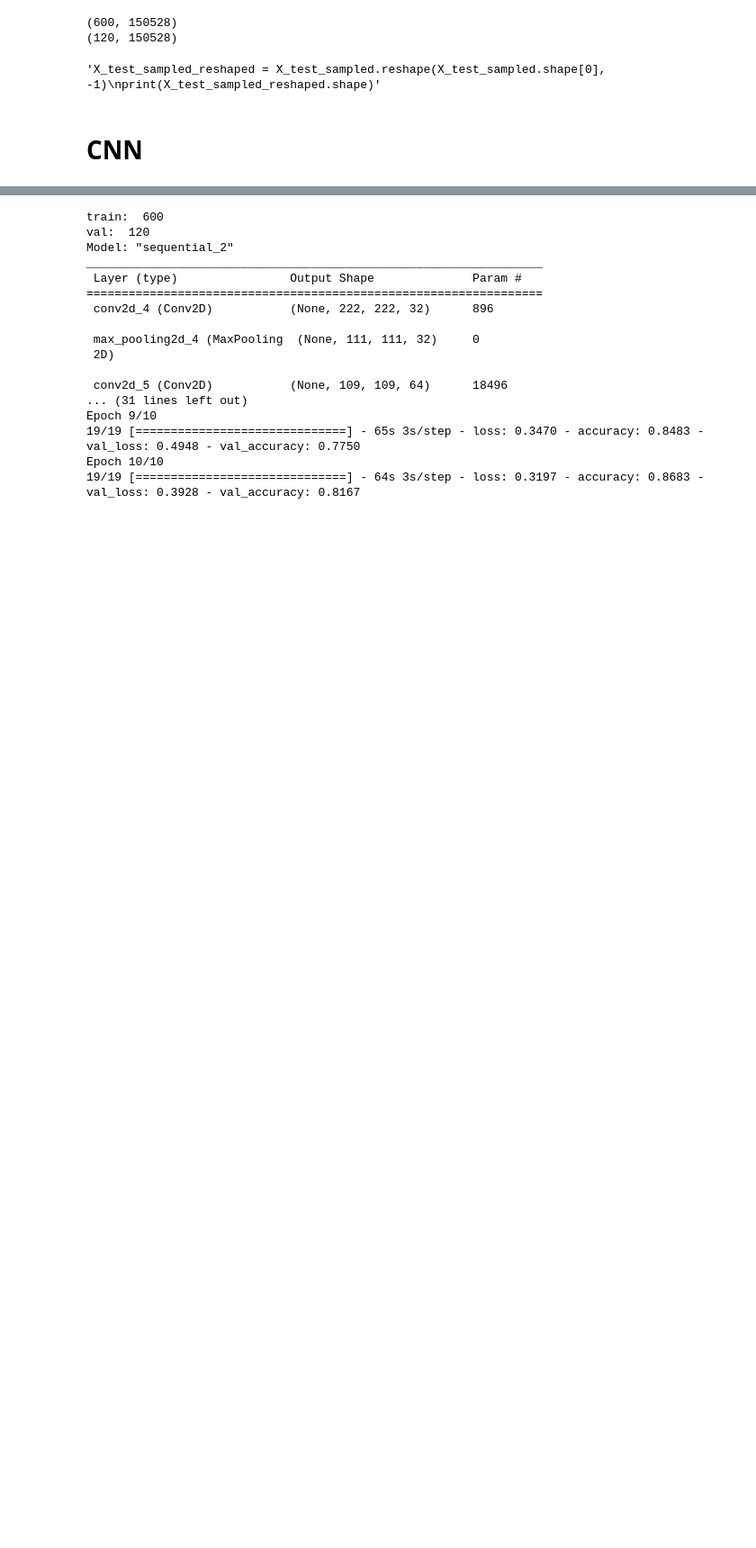
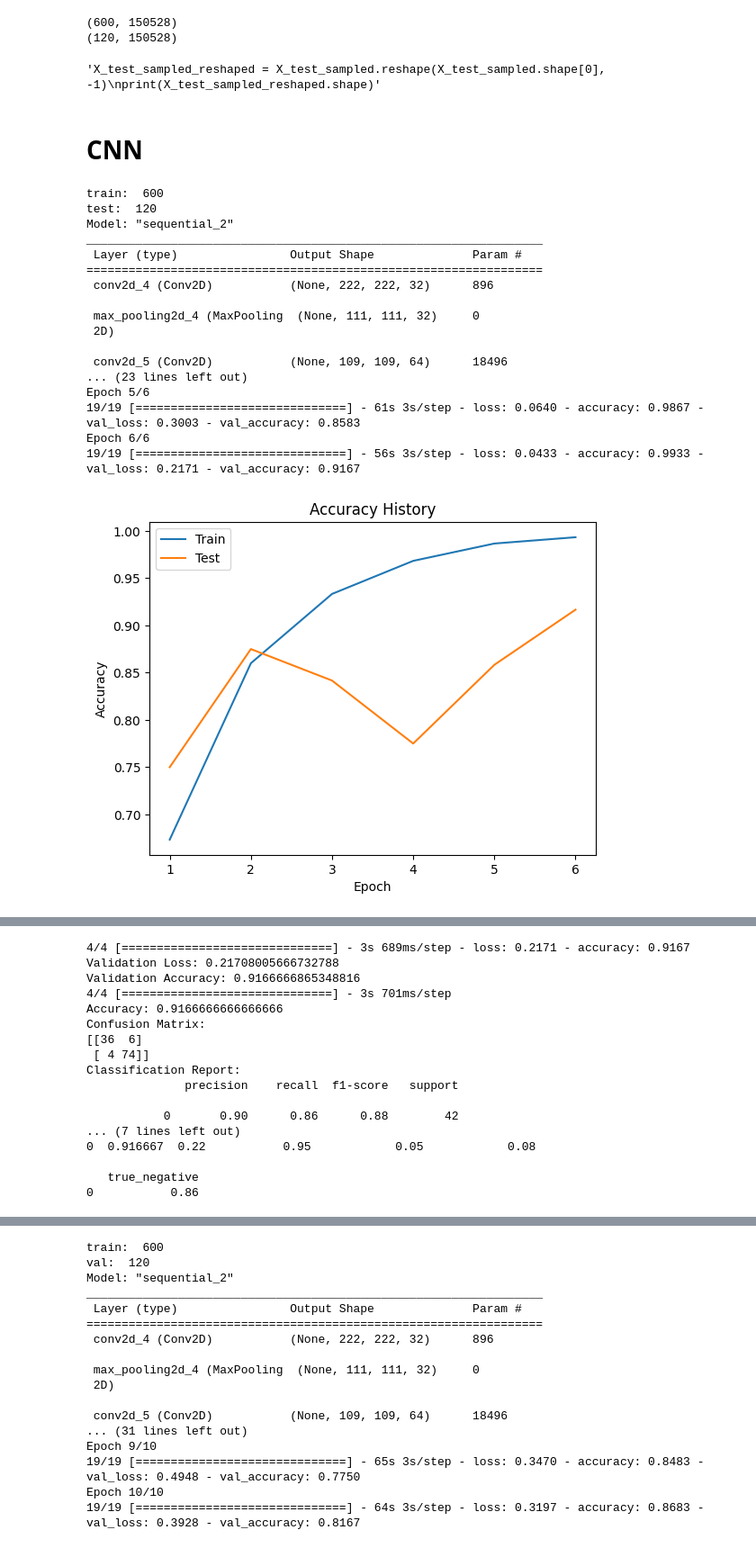
Before and after one commit to kendraliu/Pneumonia-Prediction, a Jupyter notebook: training_nn.ipynb, the cells around one changed output, grey strips where cells are left out. Shown at 90% size. Cells and saved outputs as stored; diff of their text form; code cells hidden in the pictures; blank space fills up the shorter version.

```diff
--- a/training_nn.ipynb
+++ b/training_nn.ipynb
@@ -81,14 +82,14 @@ def cnnfitHistory(fit):
     plt.title("Accuracy History")
     plt.xlabel("Epoch")
     plt.ylabel("Accuracy")
-    plt.legend(["Train", "Validation"])
+    plt.legend(["Train", "Test"])
     plt.show()
 
-    history_df.plot(y=["loss", "val_loss"])
+    history_df.plot(y=["loss", "val_loss"]) #include validation data
     plt.title("Loss History")
     plt.xlabel("Epoch")
     plt.ylabel("Loss")
-    plt.legend(["Train", "Validation"])
+    plt.legend(["Train", "Test"])
     plt.show()
 # %%
 def calculate_dnn_predict_classes(model, X_val, threshold=0.5):
@@ -313,0 +323,29 @@ print(X_test_sampled_reshaped.shape)"""
+# %%
+print("train: ", X_train_sampled.shape[0])
+print("test: ", X_val_sampled.shape[0])
+
+cnn_model.compile(optimizer='adam', loss='binary_crossentropy', metrics=['accuracy'])
+cnn_model.summary()
+fit16 = cnn_model.fit(X_train_sampled, y_train_sampled, epochs=6, batch_size=32, validation_data=(X_val_sampled, y_val_sampled))
+
+cnnfitHistory(fit16)
+dnnEval(cnn_model, X_val_sampled, y_val_sampled)
+# %% [output]
+train:  600
+test:  120
+Model: "sequential_2"
+_________________________________________________________________
+ Layer (type)                Output Shape              Param #
+=================================================================
+ conv2d_4 (Conv2D)           (None, 222, 222, 32)      896
+
+ max_pooling2d_4 (MaxPooling  (None, 111, 111, 32)     0
+ 2D)
+
+ conv2d_5 (Conv2D)           (None, 109, 109, 64)      18496
+... (23 lines left out)
+Epoch 5/6
+19/19 [==============================] - 61s 3s/step - loss: 0.0640 - accuracy: 0.9867 - val_loss: 0.3003 - val_accuracy: 0.8583
+Epoch 6/6
+19/19 [==============================] - 56s 3s/step - loss: 0.0433 - accuracy: 0.9933 - val_loss: 0.2171 - val_accuracy: 0.9167
+[figure, added]
@@ -313,0 +353,17 @@ print(X_test_sampled_reshaped.shape)"""
+4/4 [==============================] - 3s 689ms/step - loss: 0.2171 - accuracy: 0.9167
+Validation Loss: 0.21708005666732788
+Validation Accuracy: 0.9166666865348816
+4/4 [==============================] - 3s 701ms/step
+Accuracy: 0.9166666666666666
+Confusion Matrix:
+[[36  6]
+ [ 4 74]]
+Classification Report:
+              precision    recall  f1-score   support
+
+           0       0.90      0.86      0.88        42
+... (7 lines left out)
+0  0.916667  0.22           0.95            0.05            0.08
+
+   true_negative
+0           0.86
```
Also changed, not shown: parts of 24 cells of this notebook.
